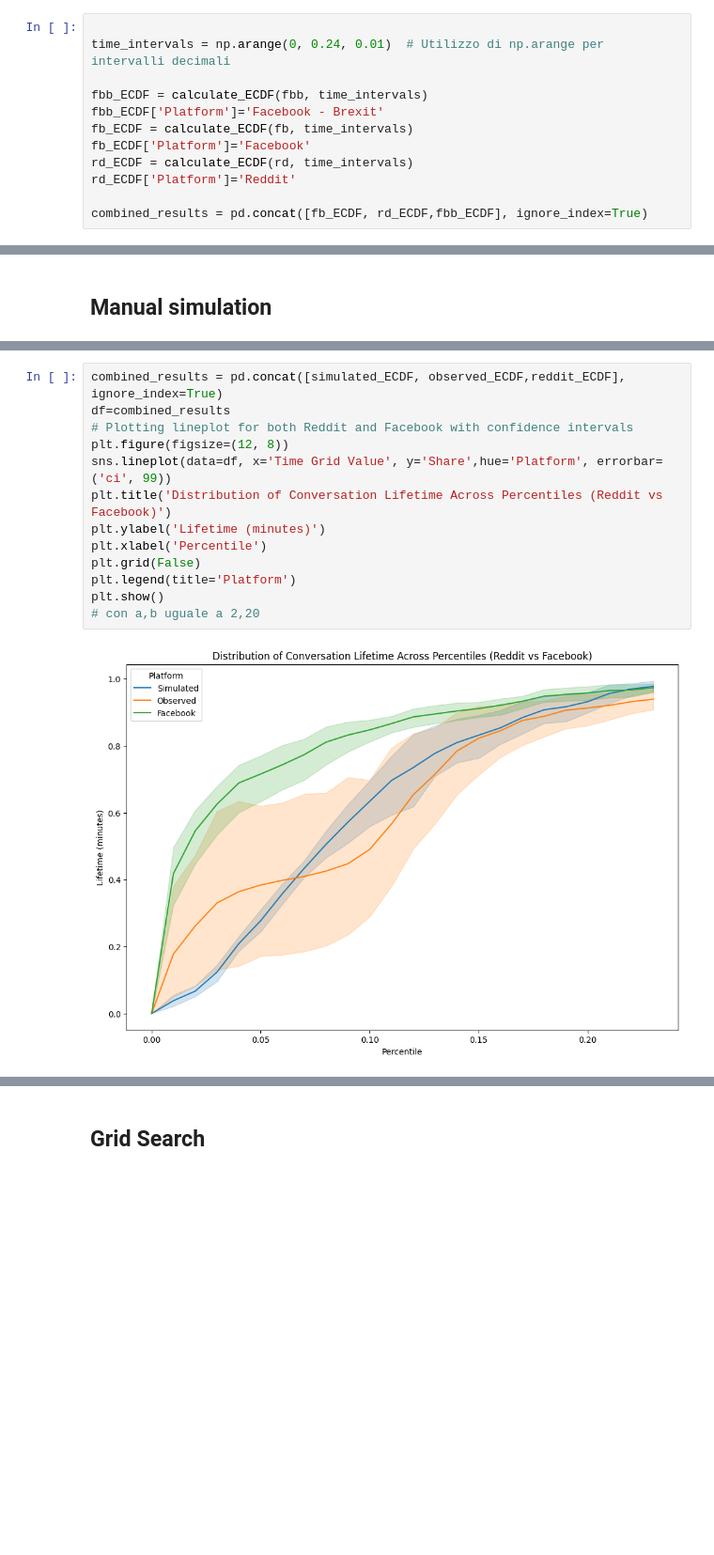
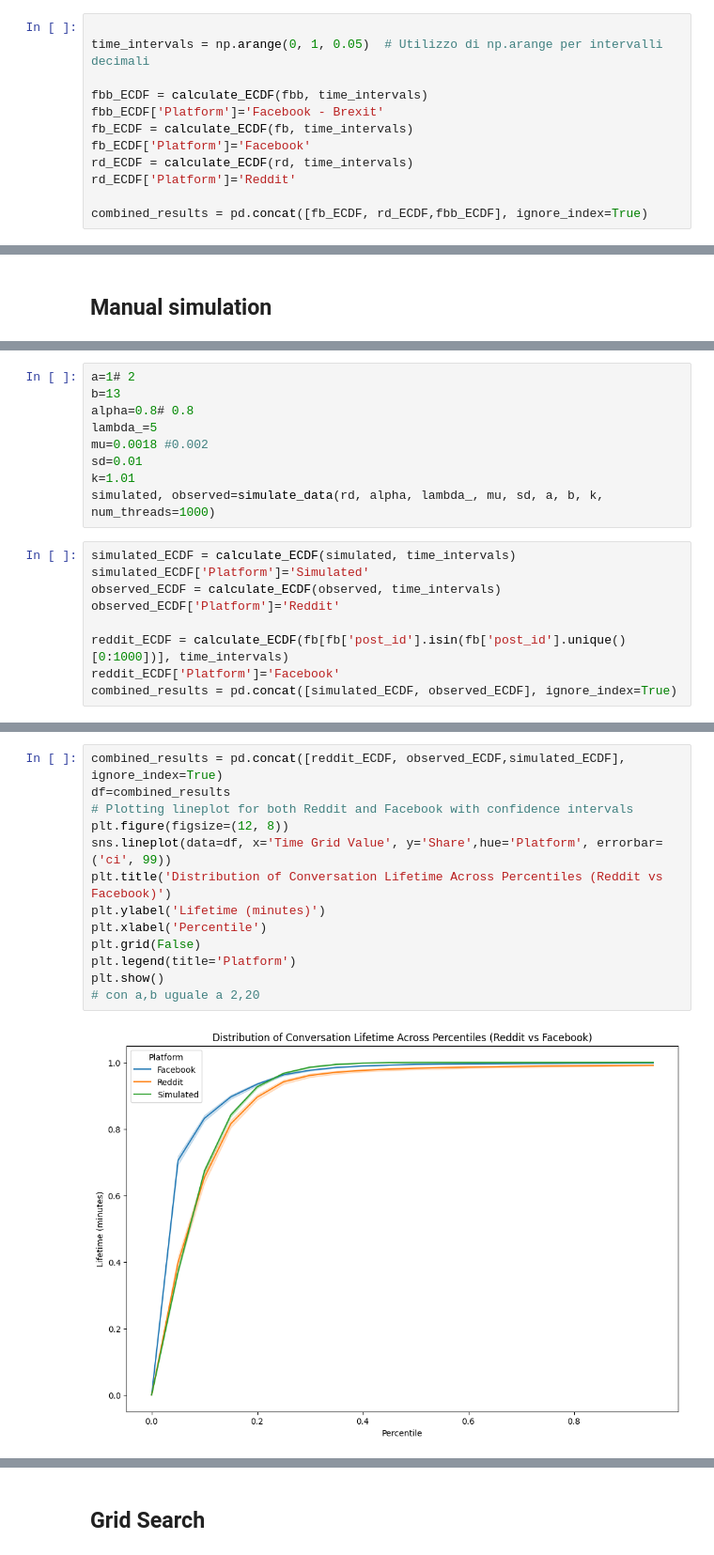
Before and after one commit to jacoponudo/Conversation_dynamics, a Jupyter notebook: src/HWK/Model.ipynb, the cells around one changed output, grey strips where cells are left out. Shown at 94% size. Cells and saved outputs as stored; diff of their text form; blank space fills up the shorter version.

```diff
--- a/src/HWK/Model.ipynb
+++ b/src/HWK/Model.ipynb
@@ -215,7 +214,7 @@ fbb['temporal_distance_birth_base_1000h'] = fbb['temporal_distance_birth_h'] / 1
 rd['temporal_distance_birth_base_1000h'] = rd['temporal_distance_birth_h'] / 100
 # %%
 
-time_intervals = np.arange(0, 0.24, 0.01)  # Utilizzo di np.arange per intervalli decimali
+time_intervals = np.arange(0, 1, 0.05)  # Utilizzo di np.arange per intervalli decimali
 
 fbb_ECDF = calculate_ECDF(fbb, time_intervals)
 fbb_ECDF['Platform']='Facebook - Brexit'
@@ -276,0 +418,18 @@ plt.show()
+# %%
+a=1# 2
+b=13
+alpha=0.8# 0.8
+lambda_=5
+mu=0.0018 #0.002
+sd=0.01
+k=1.01
+simulated, observed=simulate_data(rd, alpha, lambda_, mu, sd, a, b, k, num_threads=1000)
+# %%
+simulated_ECDF = calculate_ECDF(simulated, time_intervals)
+simulated_ECDF['Platform']='Simulated'
+observed_ECDF = calculate_ECDF(observed, time_intervals)
+observed_ECDF['Platform']='Reddit'
+
+reddit_ECDF = calculate_ECDF(fb[fb['post_id'].isin(fb['post_id'].unique()[0:1000])], time_intervals)
+reddit_ECDF['Platform']='Facebook'
+combined_results = pd.concat([simulated_ECDF, observed_ECDF], ignore_index=True)
@@ -277,15 +443,15 @@ plt.show()
 # %%
-combined_results = pd.concat([simulated_ECDF, observed_ECDF,reddit_ECDF], ignore_index=True)
+combined_results = pd.concat([reddit_ECDF, observed_ECDF,simulated_ECDF], ignore_index=True)
 df=combined_results
 # Plotting lineplot for both Reddit and Facebook with confidence intervals
 plt.figure(figsize=(12, 8))
 sns.lineplot(data=df, x='Time Grid Value', y='Share',hue='Platform', errorbar=('ci', 99))
 plt.title('Distribution of Conversation Lifetime Across Percentiles (Reddit vs Facebook)')
 plt.ylabel('Lifetime (minutes)')
 plt.xlabel('Percentile')
 plt.grid(False)
 plt.legend(title='Platform')
 plt.show()
 # con a,b uguale a 2,20
 # %% [output]
-[figure, old version]
+[figure, new version]
```
Also changed, not shown: parts of 20 cells of this notebook.
